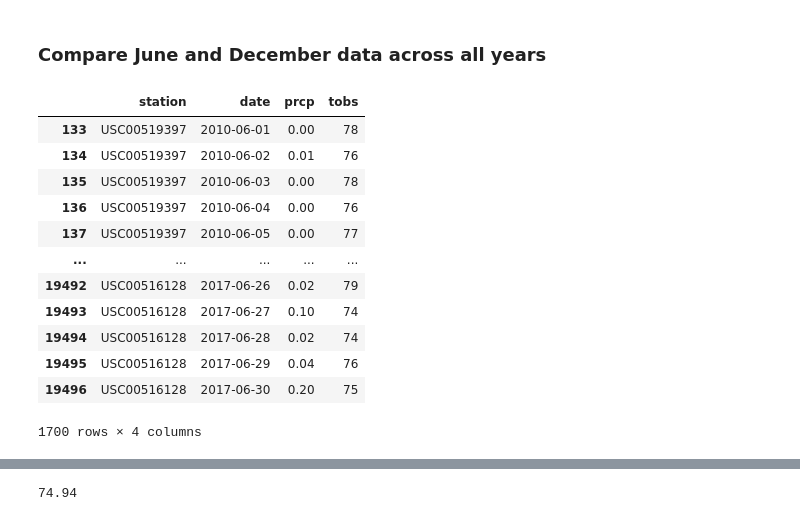
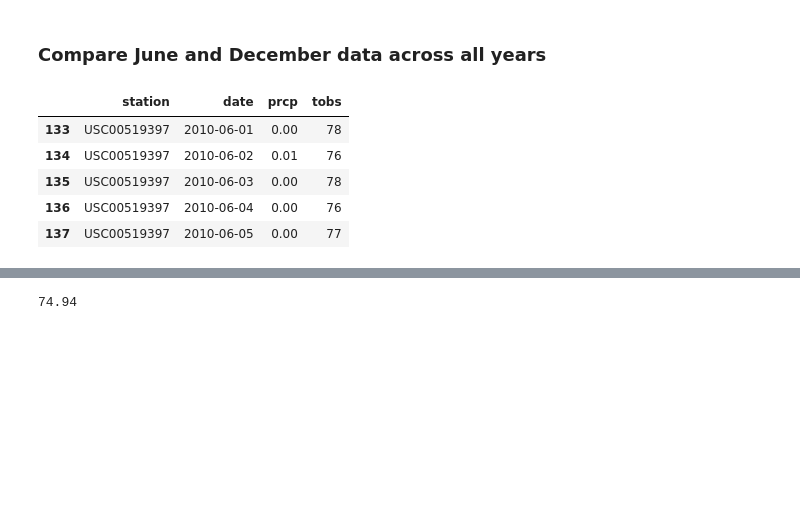
Before and after one commit to SHdimenson/SQLAlchemy-Challenge, a Jupyter notebook: temp_analysis_bonus_1_starter.ipynb, the cells around one changed output, grey strips where cells are left out. Drawn from its saved outputs; the diff is of its cells as text; code cells hidden in the pictures; blank space fills up the shorter version.

```diff
--- a/temp_analysis_bonus_1_starter.ipynb
+++ b/temp_analysis_bonus_1_starter.ipynb
@@ -53,20 +53,13 @@ nodate_df.head()
 # %%
 # Filter data for desired months
 june_df = df.loc[(pd.DatetimeIndex(df['date']).month == 6)]
-june_df
+june_df.head()
 # %% [output]
 |  | station | date | prcp | tobs |
 | 133 | USC00519397 | 2010-06-01 | 0.00 | 78 |
 | 134 | USC00519397 | 2010-06-02 | 0.01 | 76 |
 | 135 | USC00519397 | 2010-06-03 | 0.00 | 78 |
 | 136 | USC00519397 | 2010-06-04 | 0.00 | 76 |
 | 137 | USC00519397 | 2010-06-05 | 0.00 | 77 |
-| ... | ... | ... | ... | ... |
-| 19492 | USC00516128 | 2017-06-26 | 0.02 | 79 |
-| 19493 | USC00516128 | 2017-06-27 | 0.10 | 74 |
-| 19494 | USC00516128 | 2017-06-28 | 0.02 | 74 |
-| 19495 | USC00516128 | 2017-06-29 | 0.04 | 76 |
-| 19496 | USC00516128 | 2017-06-30 | 0.20 | 75 |
-1700 rows × 4 columns
 # %%
 dec_df = df.loc[(pd.DatetimeIndex(df['date']).month == 12)]
```
Also changed, not shown: parts of 5 cells of this notebook, 2 other files.
